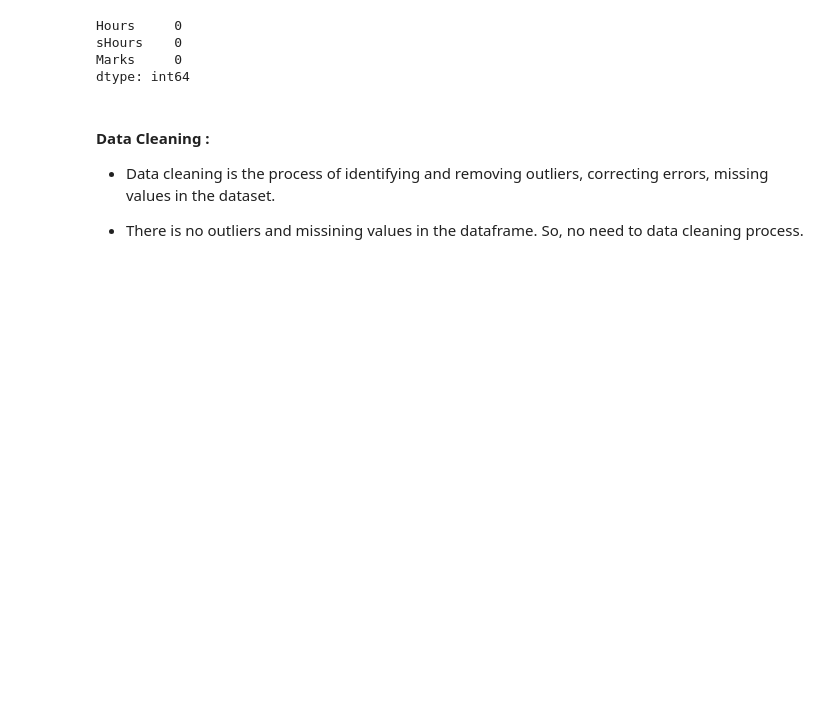
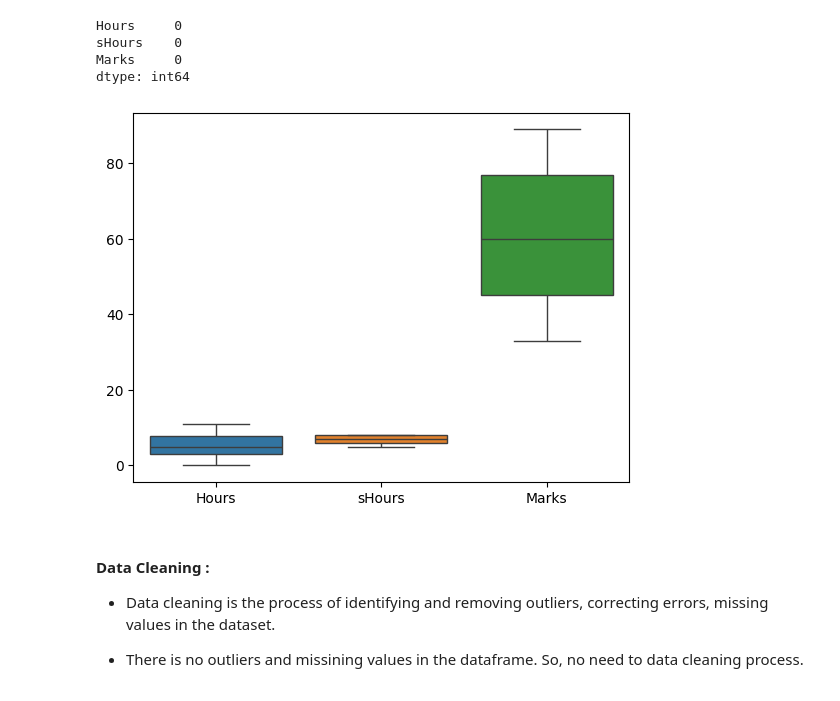
Before and after one commit to Ranjith5720/Regression_Models, a Jupyter notebook: Multi_Linear_Regression.ipynb, the cells around one changed output. Drawn from its saved outputs; the diff is of its cells as text; code cells hidden in the pictures; blank space fills up the shorter version.

```diff
--- a/Multi_Linear_Regression.ipynb
+++ b/Multi_Linear_Regression.ipynb
@@ -142,6 +142,11 @@ Hours     0
 sHours    0
 Marks     0
 dtype: int64
+# %%
+sns.boxplot(df)
+plt.show()
+# %% [output]
+[figure, added]
 # %% [markdown]
 #### **Data Cleaning :**
 
```
Also changed, not shown: parts of 5 cells of this notebook.
